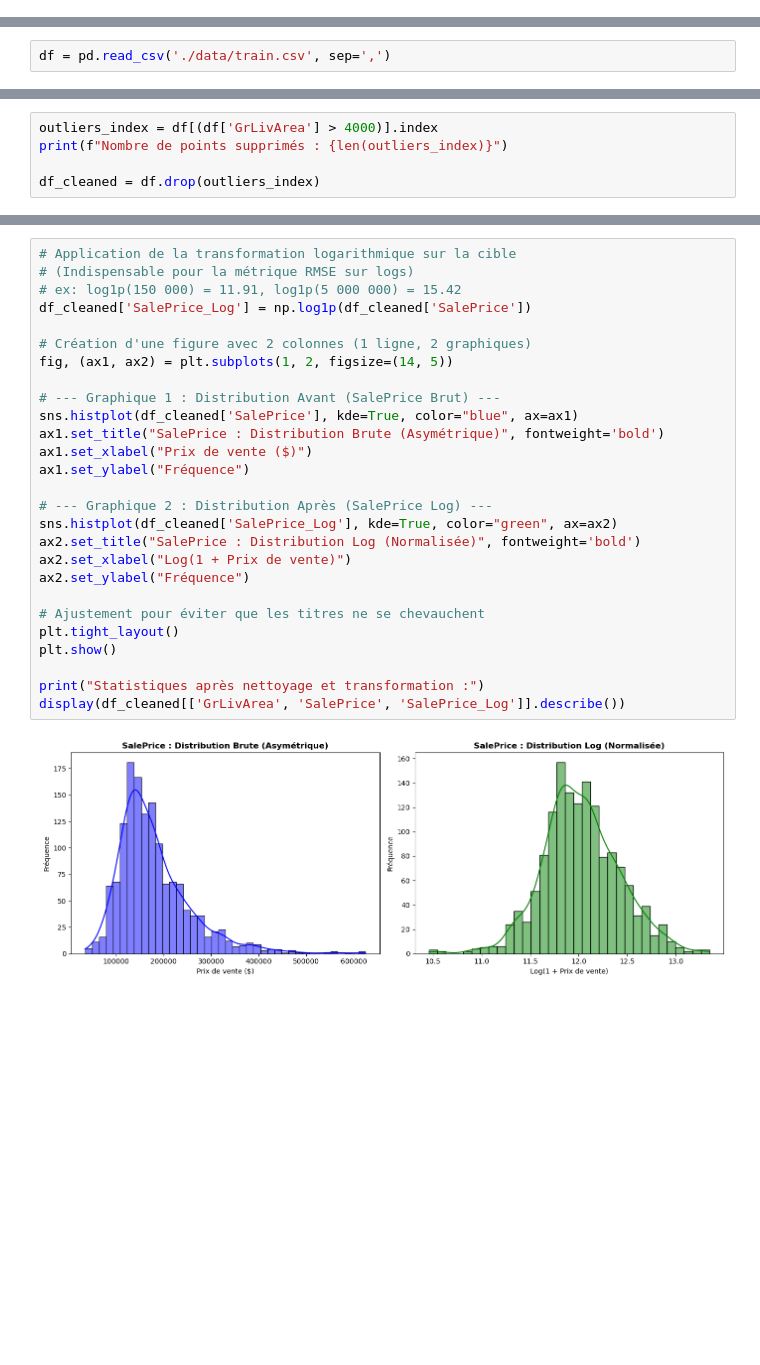
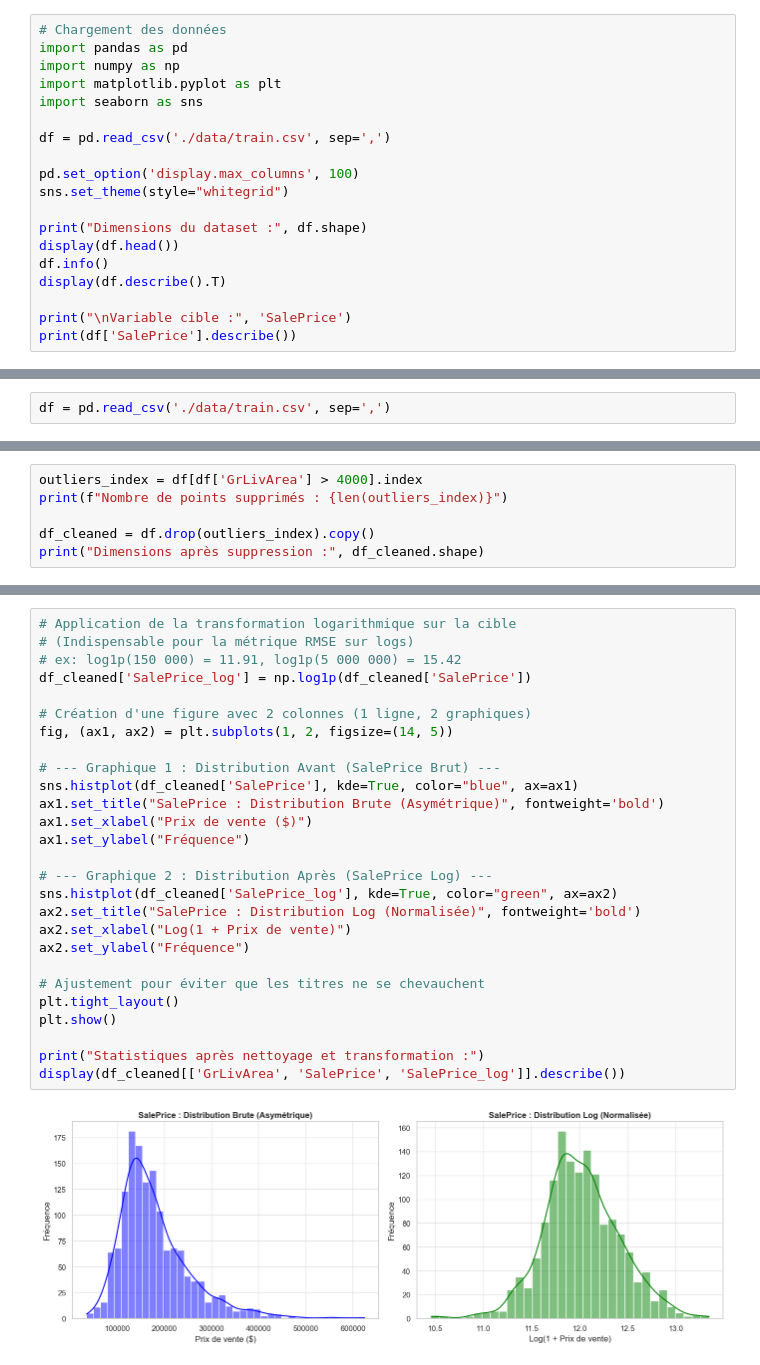
Before and after one commit to NoeBerdoz/predicting-house-prices-ml, a Jupyter notebook: predicting-houses-prices-ml.ipynb, the cells around one changed output, grey strips where cells are left out. Saved outputs shown, nothing was run; the diff lists cells and outputs as text; blank space fills up the shorter version.

```diff
--- a/predicting-houses-prices-ml.ipynb
+++ b/predicting-houses-prices-ml.ipynb
@@ -12,0 +15,19 @@ TODO: faire une analyse exploratoire béton
+# %%
+# Chargement des données
+import pandas as pd
+import numpy as np
+import matplotlib.pyplot as plt
+import seaborn as sns
+
+df = pd.read_csv('./data/train.csv', sep=',')
+
+pd.set_option('display.max_columns', 100)
+sns.set_theme(style="whitegrid")
+
+print("Dimensions du dataset :", df.shape)
+display(df.head())
+df.info()
+display(df.describe().T)
+
+print("\nVariable cible :", 'SalePrice')
+print(df['SalePrice'].describe())
@@ -48,7 +899,8 @@ Nous retirons les maisons > 4000 sq.ft
 # %%
-outliers_index = df[(df['GrLivArea'] > 4000)].index
+outliers_index = df[df['GrLivArea'] > 4000].index
 print(f"Nombre de points supprimés : {len(outliers_index)}")
 
-df_cleaned = df.drop(outliers_index)
+df_cleaned = df.drop(outliers_index).copy()
+print("Dimensions après suppression :", df_cleaned.shape)
 # %% [output]
 Nombre de points supprimés : 4
@@ -70,30 +912,30 @@ Cela permet de normaliser la distribution et d'optimiser notre modèle pour mini
 # %%
 # Application de la transformation logarithmique sur la cible
 # (Indispensable pour la métrique RMSE sur logs)
 # ex: log1p(150 000) = 11.91, log1p(5 000 000) = 15.42
-df_cleaned['SalePrice_Log'] = np.log1p(df_cleaned['SalePrice'])
+df_cleaned['SalePrice_log'] = np.log1p(df_cleaned['SalePrice'])
 
 # Création d'une figure avec 2 colonnes (1 ligne, 2 graphiques)
 fig, (ax1, ax2) = plt.subplots(1, 2, figsize=(14, 5))
 
 # --- Graphique 1 : Distribution Avant (SalePrice Brut) ---
 sns.histplot(df_cleaned['SalePrice'], kde=True, color="blue", ax=ax1)
 ax1.set_title("SalePrice : Distribution Brute (Asymétrique)", fontweight='bold')
 ax1.set_xlabel("Prix de vente ($)")
 ax1.set_ylabel("Fréquence")
 
 # --- Graphique 2 : Distribution Après (SalePrice Log) ---
-sns.histplot(df_cleaned['SalePrice_Log'], kde=True, color="green", ax=ax2)
+sns.histplot(df_cleaned['SalePrice_log'], kde=True, color="green", ax=ax2)
 ax2.set_title("SalePrice : Distribution Log (Normalisée)", fontweight='bold')
 ax2.set_xlabel("Log(1 + Prix de vente)")
 ax2.set_ylabel("Fréquence")
 
 # Ajustement pour éviter que les titres ne se chevauchent
 plt.tight_layout()
 plt.show()
 
 print("Statistiques après nettoyage et transformation :")
-display(df_cleaned[['GrLivArea', 'SalePrice', 'SalePrice_Log']].describe())
+display(df_cleaned[['GrLivArea', 'SalePrice', 'SalePrice_log']].describe())
 # %% [output]
-[figure, old version]
+[figure, new version]
 Statistiques après nettoyage et transformation :
```
Also changed, not shown: parts of 94 cells of this notebook.
